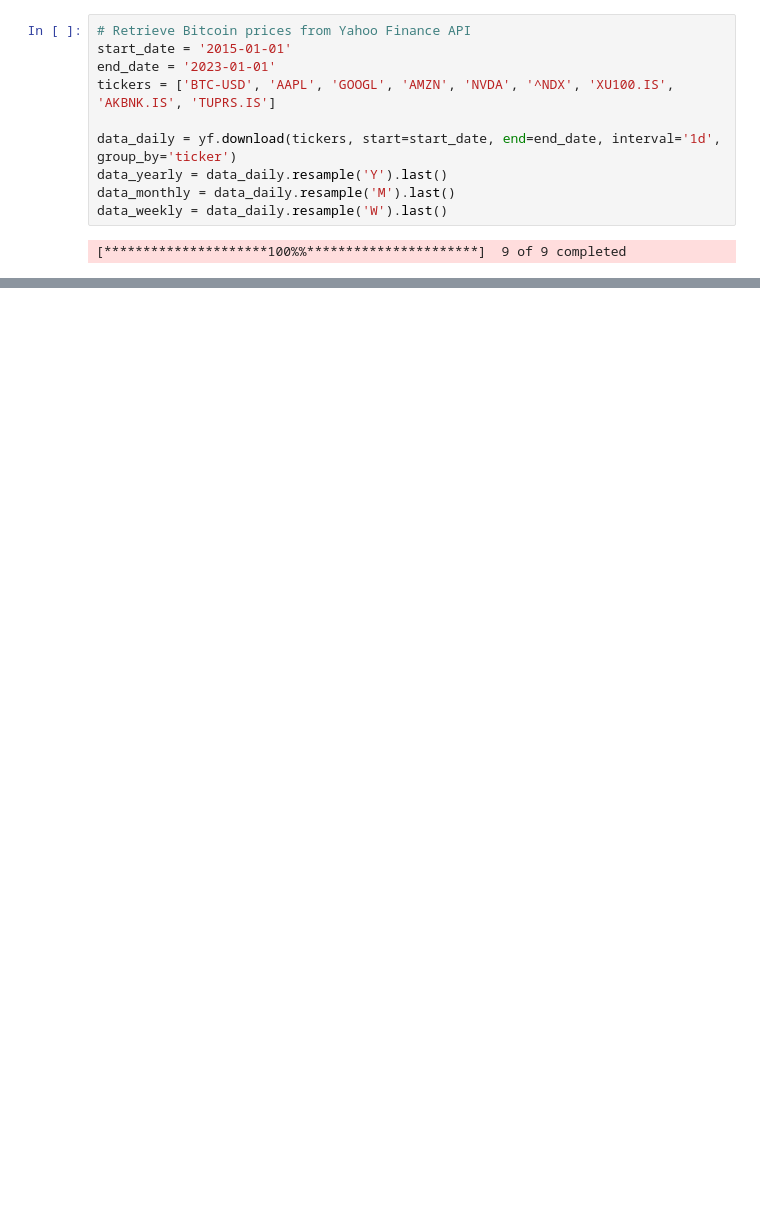
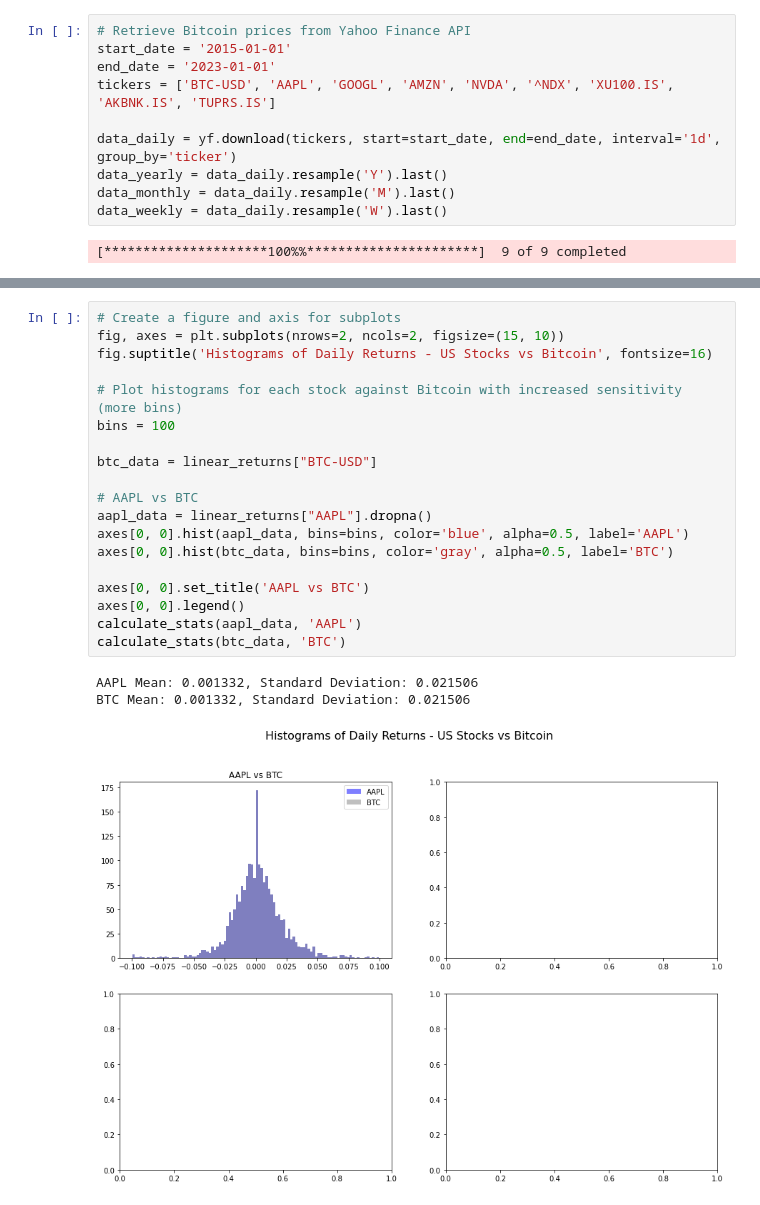
Before and after one commit to moleh13/EC48E, a Jupyter notebook: EC48E_PS01.ipynb, the cells around one changed output, grey strips where cells are left out. Cells and saved outputs as stored; diff of their text form; blank space fills up the shorter version.

```diff
--- a/EC48E_PS01.ipynb
+++ b/EC48E_PS01.ipynb
@@ -375,0 +530,23 @@ NVDA Mean: 0.002131, Standard Deviation: 0.030294
+# %%
+# Create a figure and axis for subplots
+fig, axes = plt.subplots(nrows=2, ncols=2, figsize=(15, 10))
+fig.suptitle('Histograms of Daily Returns - US Stocks vs Bitcoin', fontsize=16)
+
+# Plot histograms for each stock against Bitcoin with increased sensitivity (more bins)
+bins = 100
+
+btc_data = linear_returns["BTC-USD"]
+
+# AAPL vs BTC
+aapl_data = linear_returns["AAPL"].dropna()
+axes[0, 0].hist(aapl_data, bins=bins, color='blue', alpha=0.5, label='AAPL')
+axes[0, 0].hist(btc_data, bins=bins, color='gray', alpha=0.5, label='BTC')
+
+axes[0, 0].set_title('AAPL vs BTC')
+axes[0, 0].legend()
+calculate_stats(aapl_data, 'AAPL')
+calculate_stats(btc_data, 'BTC')
+# %% [output]
+AAPL Mean: 0.001332, Standard Deviation: 0.021506
+BTC Mean: 0.001332, Standard Deviation: 0.021506
+[figure, added]
```
Also changed, not shown: parts of 20 cells of this notebook.
